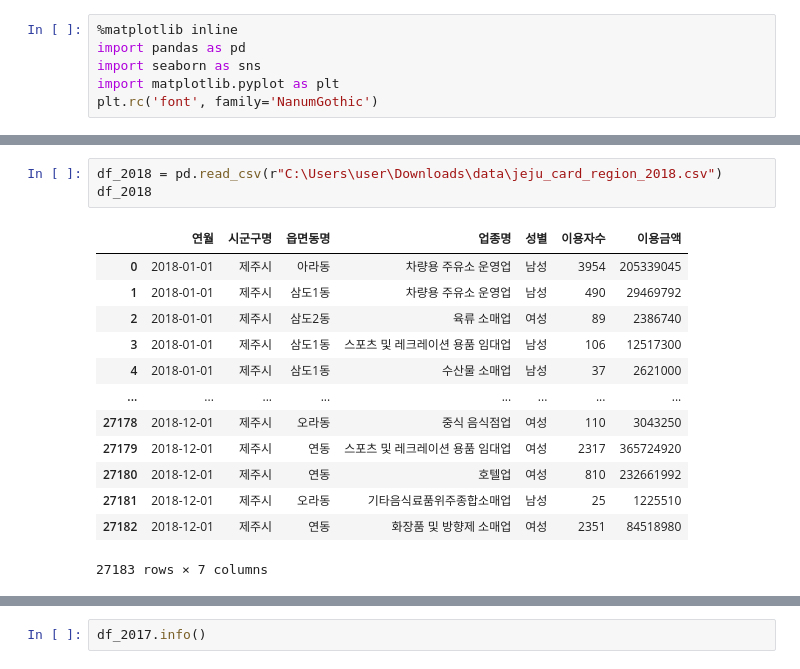
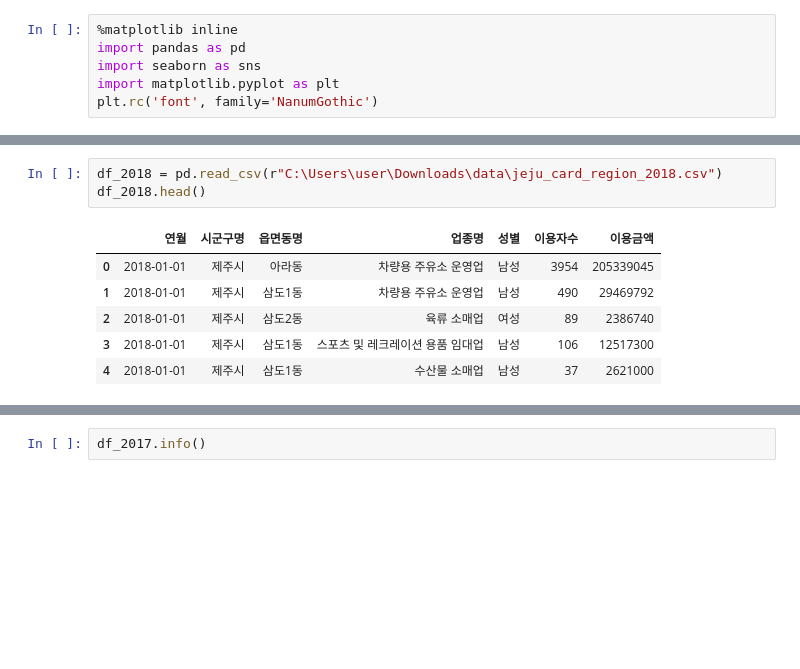
Before and after one commit to Suh0929/jupyter, a Jupyter notebook: jejudo_solo_project.ipynb, the cells around one changed output, grey strips where cells are left out. Cells and saved outputs as stored; diff of their text form; blank space fills up the shorter version.

```diff
--- a/jejudo_solo_project.ipynb
+++ b/jejudo_solo_project.ipynb
@@ -26,19 +21,12 @@ df_2017
 # %%
 df_2018 = pd.read_csv(r"C:\Users\user\Downloads\data\jeju_card_region_2018.csv")
-df_2018
+df_2018.head()
 # %% [output]
 |  | 연월 | 시군구명 | 읍면동명 | 업종명 | 성별 | 이용자수 | 이용금액 |
 | 0 | 2018-01-01 | 제주시 | 아라동 | 차량용 주유소 운영업 | 남성 | 3954 | 205339045 |
 | 1 | 2018-01-01 | 제주시 | 삼도1동 | 차량용 주유소 운영업 | 남성 | 490 | 29469792 |
 | 2 | 2018-01-01 | 제주시 | 삼도2동 | 육류 소매업 | 여성 | 89 | 2386740 |
 | 3 | 2018-01-01 | 제주시 | 삼도1동 | 스포츠 및 레크레이션 용품 임대업 | 남성 | 106 | 12517300 |
 | 4 | 2018-01-01 | 제주시 | 삼도1동 | 수산물 소매업 | 남성 | 37 | 2621000 |
-| ... | ... | ... | ... | ... | ... | ... | ... |
-| 27178 | 2018-12-01 | 제주시 | 오라동 | 중식 음식점업 | 여성 | 110 | 3043250 |
-| 27179 | 2018-12-01 | 제주시 | 연동 | 스포츠 및 레크레이션 용품 임대업 | 여성 | 2317 | 365724920 |
-| 27180 | 2018-12-01 | 제주시 | 연동 | 호텔업 | 여성 | 810 | 232661992 |
-| 27181 | 2018-12-01 | 제주시 | 오라동 | 기타음식료품위주종합소매업 | 남성 | 25 | 1225510 |
-| 27182 | 2018-12-01 | 제주시 | 연동 | 화장품 및 방향제 소매업 | 여성 | 2351 | 84518980 |
-27183 rows × 7 columns
 # %%
 df_population = pd.read_csv(r"C:\Users\user\Downloads\data\jeju_population.csv")
```
Also changed, not shown: parts of 29 cells of this notebook.
